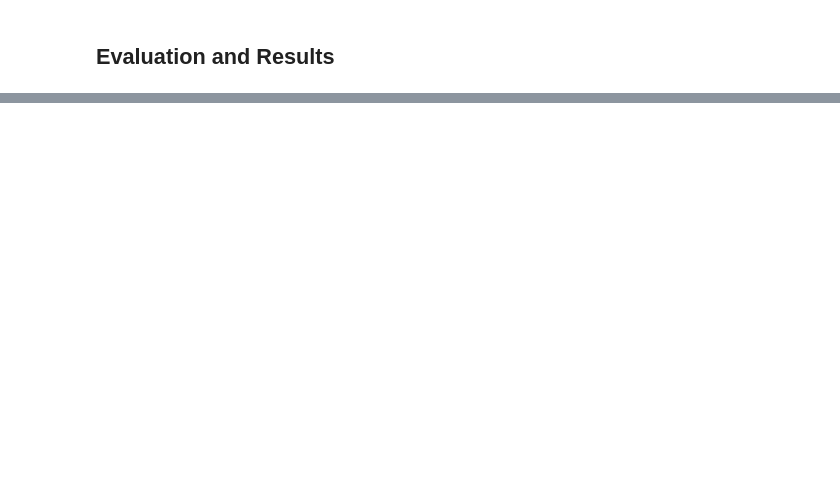
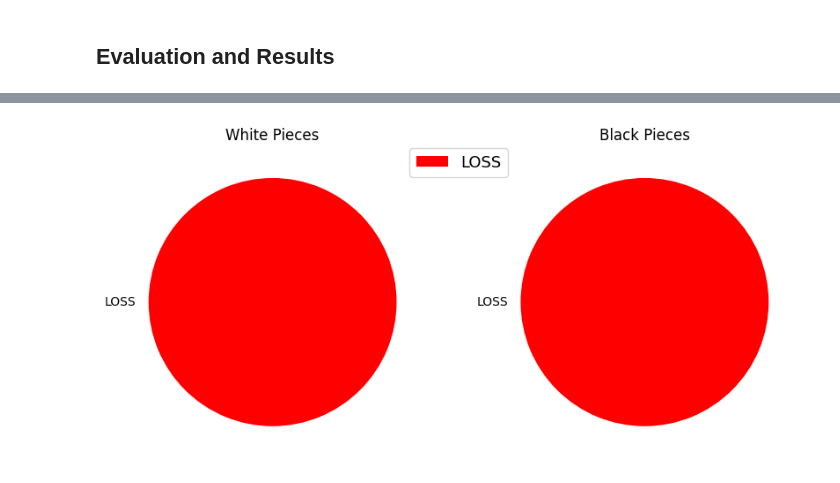
Before and after one commit to inesleonidasrocha/ChessRL23, a Jupyter notebook: RL PROJECT DeepQLearning.ipynb, the cells around one changed output, grey strips where cells are left out. Drawn from its saved outputs; the diff is of its cells as text; code cells hidden in the pictures; blank space fills up the shorter version.

Commit message:
visualization functions added

```diff
--- a/RL PROJECT DeepQLearning.ipynb
+++ b/RL PROJECT DeepQLearning.ipynb
@@ -1415,0 +1321,31 @@ plt.show()
+# %%
+def pie_chart_per_color_pieces(df_white,df_black):
+    #pie chart color  (green for wins, orange for draws and red for losses)
+    pie_colors = {"WIN": "g", "DRAW": "orange",  "LOSS":"r"} # dict to correspond colors to outcomes
+
+    # White pices pie chart
+    y_white = np.array(df_white['OUTCOME'].value_counts())
+
+    # Black pices pie chart
+    y_black = np.array(df_black['OUTCOME'].value_counts())
+
+
+    # Creation of two subplots so that we have the pie charts side by side
+    fig, axes = plt.subplots(1, 2, figsize=(10,5))
+
+    axes[0].pie(y_white, labels=df_white['OUTCOME'].unique(),
+                colors=[pie_colors[label] for label in df_white['OUTCOME'].unique()])
+    axes[0].set_title("White Pieces")
+
+    axes[1].pie(y_black, labels=df_black['OUTCOME'].unique(),
+                colors=[pie_colors[label] for label in df_black['OUTCOME'].unique()])
+    axes[1].set_title("Black Pieces")
+
+    # Legend with matching colors
+    plt.legend(labels = df_white['OUTCOME'].unique(),
+               markerscale = 30,
+               loc='center',
+               bbox_to_anchor=(-0.1, 0.95),
+               prop={'size':13})
+
+    plt.show()
@@ -1415,0 +1516,4 @@ plt.show()
+# %%
+pie_chart_per_color_pieces(mcts_white_df,mcts_black_df)
+# %% [output]
+[figure, added]
```
Also changed, not shown: parts of 39 cells of this notebook.
